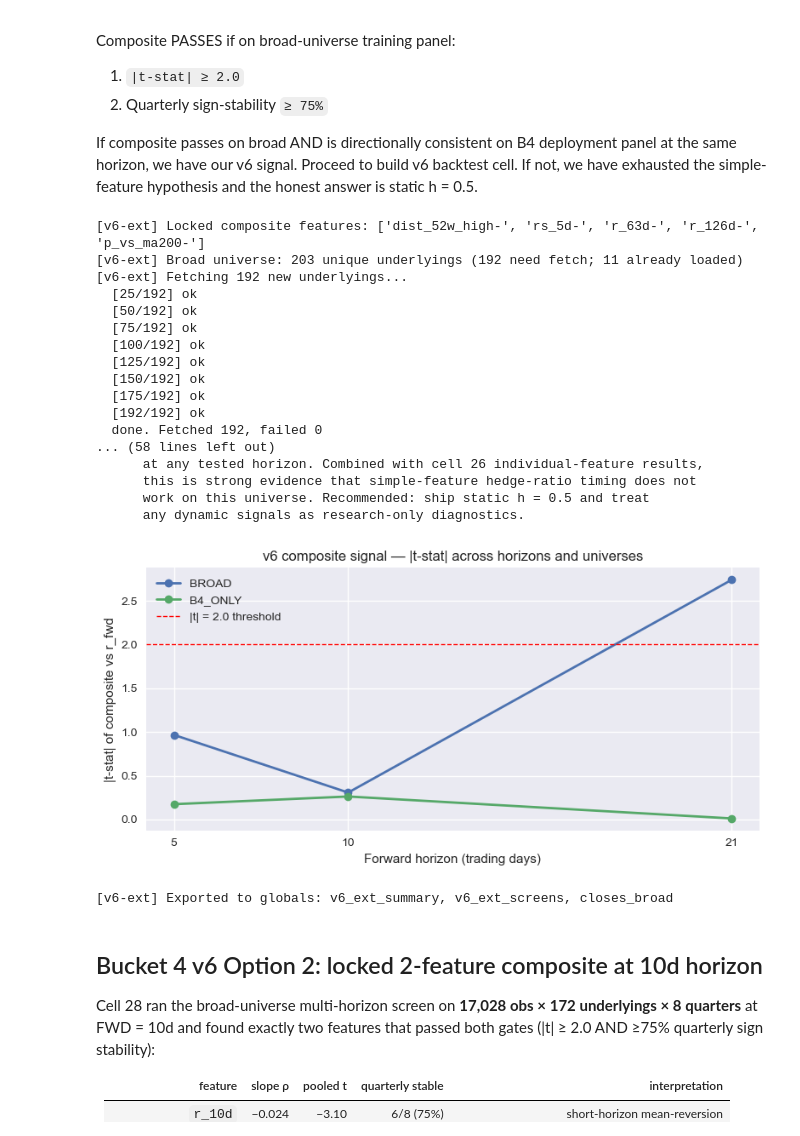
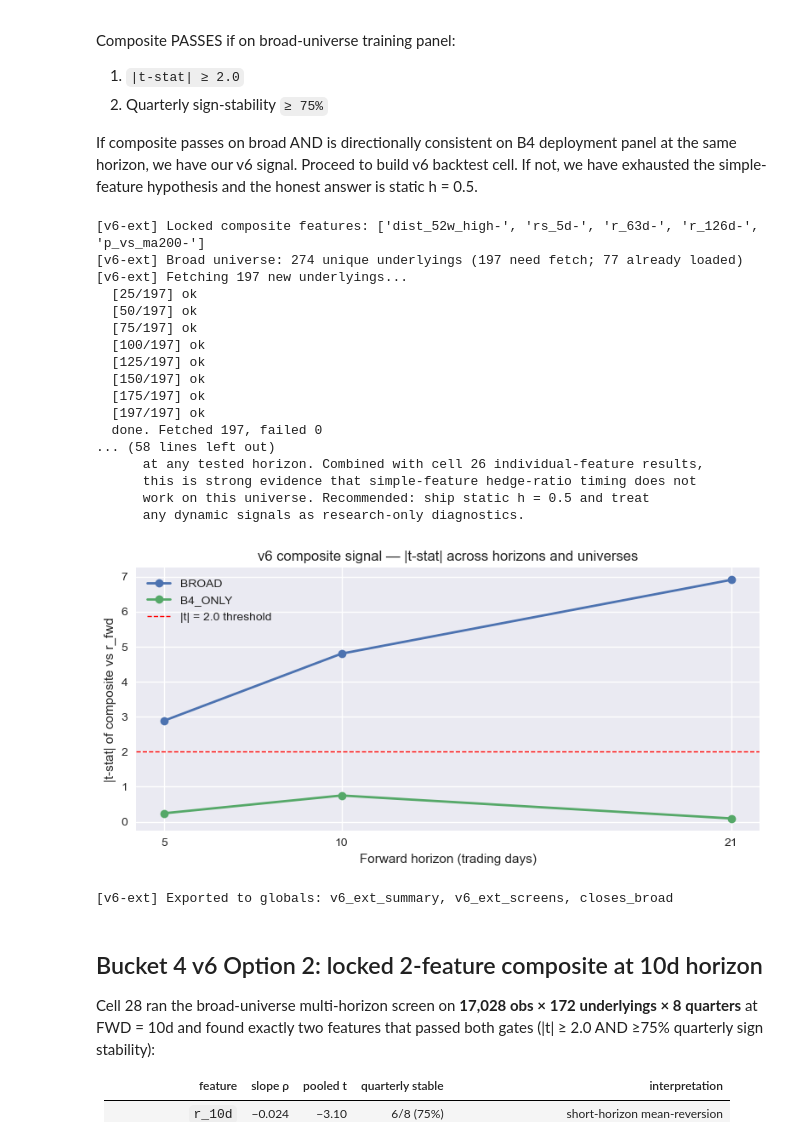
Before and after one commit to GoldmanDrew/ls-algo, a Jupyter notebook: notebooks/Simple_Pair_Backtest.ipynb, the cells around one changed output. Saved outputs shown, nothing was run; the diff lists cells and outputs as text; code cells hidden in the pictures.

```diff
--- a/notebooks/Simple_Pair_Backtest.ipynb
+++ b/notebooks/Simple_Pair_Backtest.ipynb
@@ -1228,7 +1254,7 @@ if "BUCKET4_PAIRS" not in globals():
 
 b4 = pd.DataFrame(BUCKET4_PAIRS, columns=["ETF", "Underlying"])
 
-_syms = sorted({u for _, u in BUCKET4_PAIRS})
+_syms = sorted({u for _, u in BUCKET4_PAIRS} | set(globals().get("INVERSE_LEVERED_ETF_UNIVERSE", [])))
 _cols: dict[str, pd.Series] = {}
 for u in _syms:
     try:
@@ -1686,6 +1712,9 @@ live_scr = scr_all[scr_all.get("purgatory", False) != True].copy()  # noqa: E712
 broad_underlyings = sorted(
     u for u in live_scr["Underlying"].dropna().unique()
     if u and u != "NAN" and u.isascii()
+)
+broad_underlyings = sorted(
+    set(broad_underlyings) | set(globals().get("INVERSE_LEVERED_ETF_UNIVERSE", []))
 )
 b4_underlyings = sorted(b4["Underlying"].unique())
 missing_from_closes = [u for u in broad_underlyings if u not in closes.columns]
@@ -2003,45 +2032,45 @@ else:
 # 9. Quick plot: composite |t| vs horizon for each universe.
 # =========================================================================
 fig, ax = plt.subplots(figsize=(8, 4))
 for u in ["BROAD", "B4_ONLY"]:
     sub = summary[summary["universe"] == u].sort_values("horizon_d")
     if not sub.empty:
         ax.plot(sub["horizon_d"], sub["comp_t"].abs(),
                 marker="o", linewidth=2, label=u)
 ax.axhline(TSTAT_THRESHOLD, color="red", linestyle="--", linewidth=1.0,
            label=f"|t| = {TSTAT_THRESHOLD} threshold")
 ax.set_xlabel("Forward horizon (trading days)")
 ax.set_ylabel("|t-stat| of composite vs r_fwd")
 ax.set_title("v6 composite signal — |t-stat| across horizons and universes")
 ax.set_xticks(HORIZONS)
 ax.legend()
 plt.tight_layout()
 plt.show()
 
 # Export for downstream use.
 globals()["v6_ext_summary"]  = summary
 globals()["v6_ext_screens"]  = per_horizon_screens
 globals()["closes_broad"]    = closes_broad
 print("\n[v6-ext] Exported to globals: v6_ext_summary, v6_ext_screens, closes_broad")
 # %% [output]
 [v6-ext] Locked composite features: ['dist_52w_high-', 'rs_5d-', 'r_63d-', 'r_126d-', 'p_vs_ma200-']
-[v6-ext] Broad universe: 203 unique underlyings (192 need fetch; 11 already loaded)
-[v6-ext] Fetching 192 new underlyings...
-  [25/192] ok
-  [50/192] ok
-  [75/192] ok
-  [100/192] ok
-  [125/192] ok
-  [150/192] ok
-  [175/192] ok
-  [192/192] ok
-  done. Fetched 192, failed 0
+[v6-ext] Broad universe: 274 unique underlyings (197 need fetch; 77 already loaded)
+[v6-ext] Fetching 197 new underlyings...
+  [25/197] ok
+  [50/197] ok
+  [75/197] ok
+  [100/197] ok
+  [125/197] ok
+  [150/197] ok
+  [175/197] ok
+  [197/197] ok
+  done. Fetched 197, failed 0
 ... (58 lines left out)
       at any tested horizon. Combined with cell 26 individual-feature results,
       this is strong evidence that simple-feature hedge-ratio timing does not
       work on this universe. Recommended: ship static h = 0.5 and treat
       any dynamic signals as research-only diagnostics.
-[figure, old version]
+[figure, new version]
 [v6-ext] Exported to globals: v6_ext_summary, v6_ext_screens, closes_broad
 # %% [markdown]
 ## Bucket 4 v6 Option 2: locked 2-feature composite at 10d horizon
```
Also changed, not shown: parts of 10 cells of this notebook, 11 other files.
